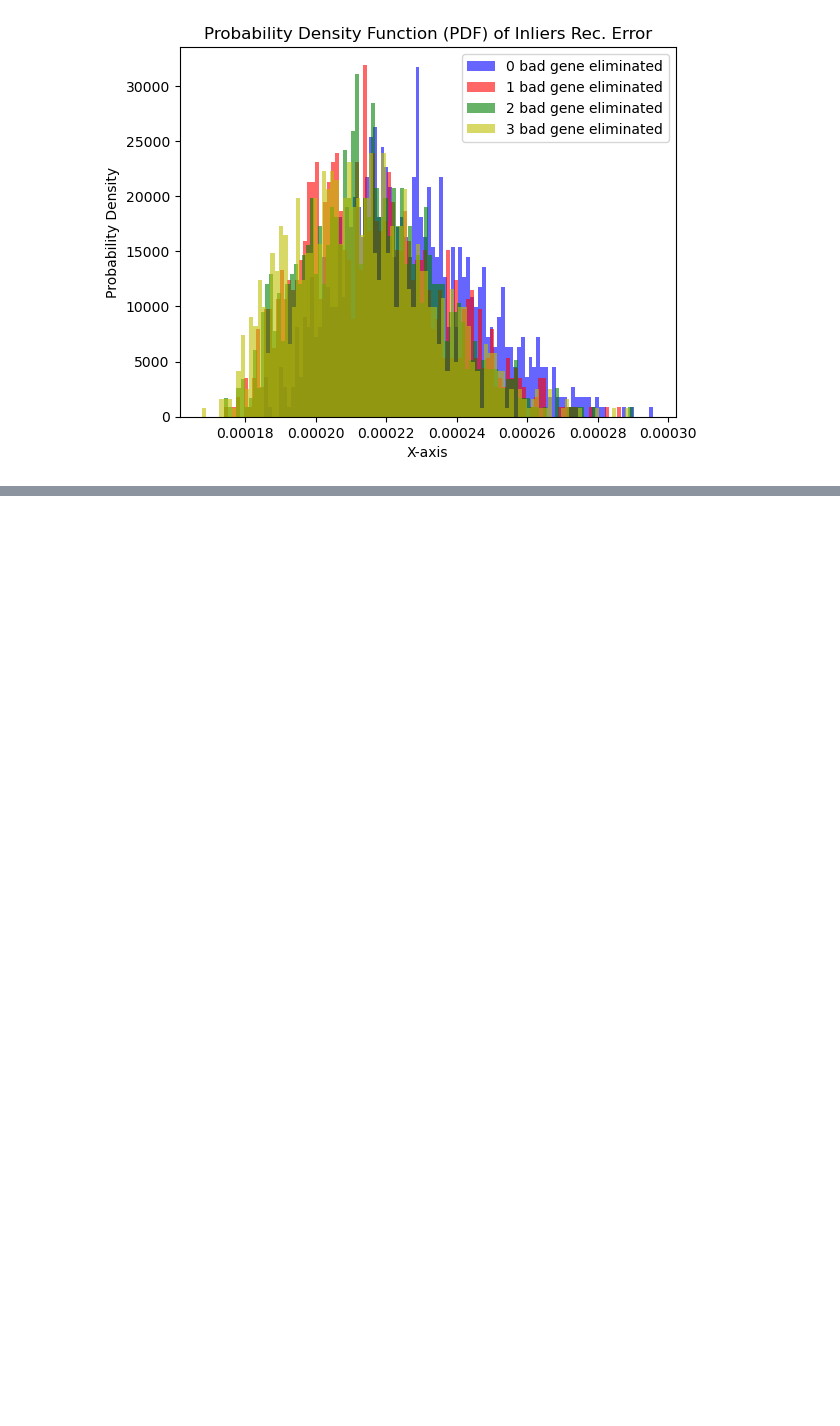
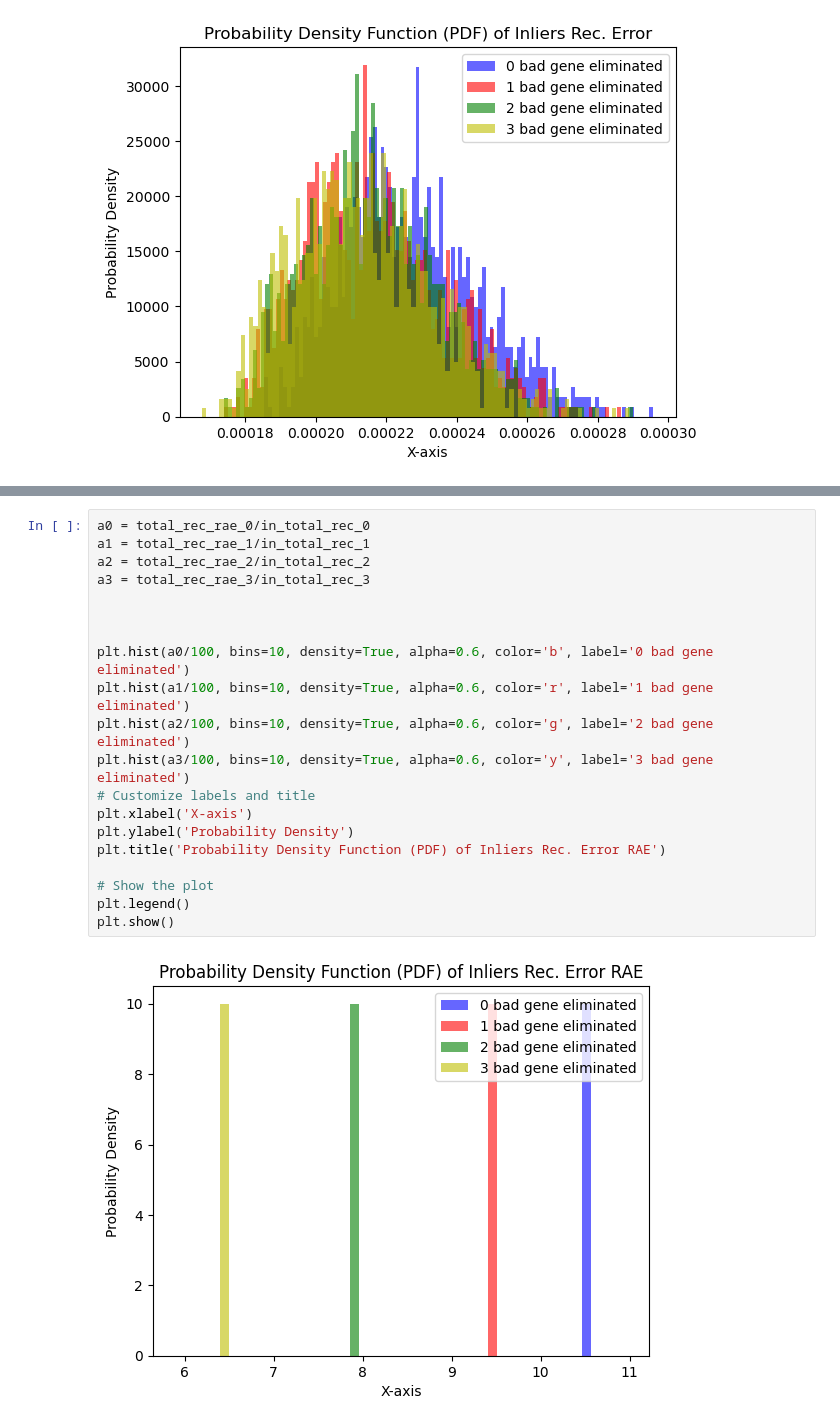
Before and after one commit to SMATousi/outlier_VAE, a Jupyter notebook: Dual_eq_Min.ipynb, the cells around one changed output, grey strips where cells are left out. Cells and saved outputs as stored; diff of their text form; blank space fills up the shorter version.

```diff
--- a/Dual_eq_Min.ipynb
+++ b/Dual_eq_Min.ipynb
@@ -1060,0 +1477,22 @@ k
+# %%
+a0 = total_rec_rae_0/in_total_rec_0
+a1 = total_rec_rae_1/in_total_rec_1
+a2 = total_rec_rae_2/in_total_rec_2
+a3 = total_rec_rae_3/in_total_rec_3
+
+
+
+plt.hist(a0/100, bins=10, density=True, alpha=0.6, color='b', label='0 bad gene eliminated')
+plt.hist(a1/100, bins=10, density=True, alpha=0.6, color='r', label='1 bad gene eliminated')
+plt.hist(a2/100, bins=10, density=True, alpha=0.6, color='g', label='2 bad gene eliminated')
+plt.hist(a3/100, bins=10, density=True, alpha=0.6, color='y', label='3 bad gene eliminated')
+# Customize labels and title
+plt.xlabel('X-axis')
+plt.ylabel('Probability Density')
+plt.title('Probability Density Function (PDF) of Inliers Rec. Error RAE')
+
+# Show the plot
+plt.legend()
+plt.show()
+# %% [output]
+[figure, added]
```
Also changed, not shown: parts of 22 cells of this notebook, 1 other file.
